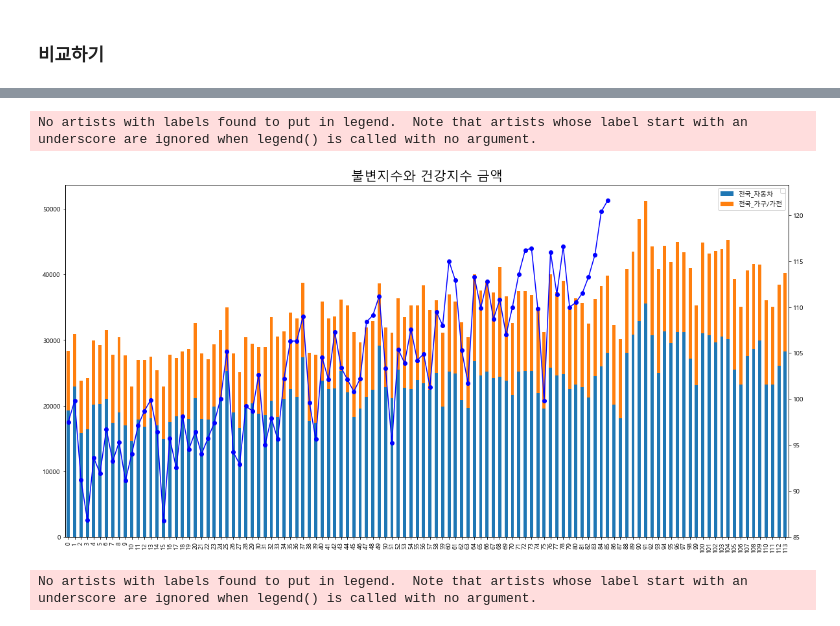
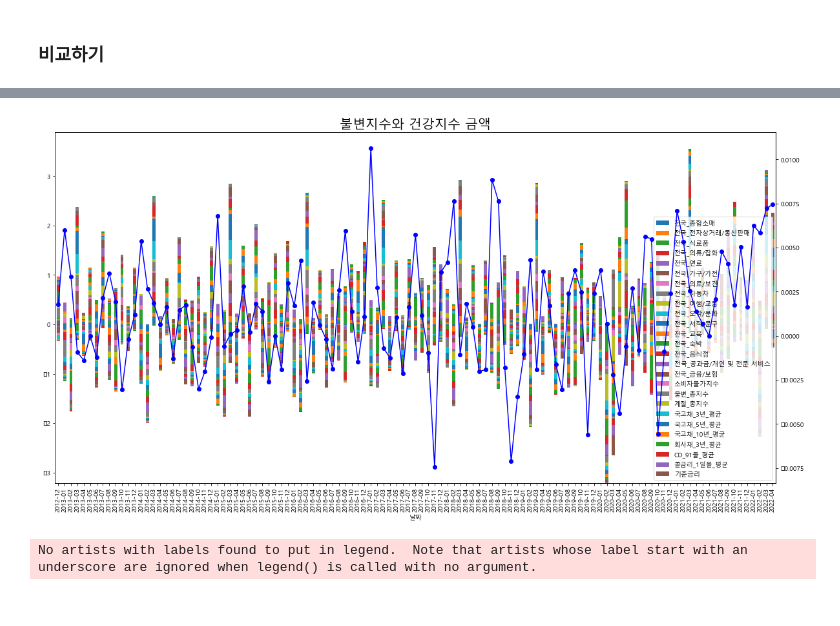
Before and after one commit to KJH3024/test, a Jupyter notebook: 프로젝트1/전국_카드.ipynb, the cells around one changed output, grey strips where cells are left out. Drawn from its saved outputs; the diff is of its cells as text; code cells hidden in the pictures.

```diff
--- a/프로젝트1/전국_카드.ipynb
+++ b/프로젝트1/전국_카드.ipynb
@@ -473,6 +360,0 @@ sns.heatmap(df_etc_s.corr(),annot=True)
-# %%
-import seaborn as sns
-import matplotlib.pyplot as plt
-
-plt.rcParams["font.family"] = "Malgun Gothic"
-sns.heatmap(df_etc_s1.corr(),annot=True)
@@ -492,12 +371,14 @@ def seasons(s):
         return "겨울"
 # %%
 # str 타입이 아니면 함수를 적용 못하기 때문에 데이터 타입 변경
-df_hospital_b["날짜"] = df_hospital_b["날짜"].astype(str)
+total_df1 = total_df1.reset_index(level=0)
+total_df1["날짜"] = total_df1["날짜"].astype(str)
 # %%
 # 계졀 나누는 함수 적용
-df_hospital_b["계절"] = df_hospital_b["날짜"].apply(seasons)
+total_df1["계절"] = total_df1["날짜"].apply(seasons)
 # %%
 # 계절 컬럼에 년도 추가
-df_hospital_b["계절"] = df_hospital_b["날짜"].str[:4] + " " + df_hospital_b["계절"]
-df_hospital_b.head()
+total_df1["계절"] = total_df1["날짜"].str[:4] + " " + total_df1["계절"]
+total_df1 = total_df1.set_index('날짜')
+total_df1.head()
 # %% [output]
@@ -515,29 +401,27 @@ df_hospital_s1.set_index('날짜', inplace=True)
 # %%
 import pandas as pd
 import matplotlib.pyplot as plt
 import numpy as np
 
 ####### 설정하기 ###
 title = "불변지수와 건강지수 금액"
-left_ax = df_dura
-right_ax = socell_df['불변_총지수']
+left_ax = total_df1
+right_ax = total_df1['소비자물가지수']
 
 
 
 fig, ax0 = plt.subplots(figsize = (20, 10))
 ax1 = ax0.twinx()
 plt.rc('font', family='Malgun Gothic')              # 한글 깨짐 오류 수정
 
 # 그래프 생성
 left_ax.plot(kind = 'bar', stacked = True, ax = ax0,)
-plt.legend(bbox_to_anchor=(1,1))
 right_ax.plot(kind ='line', secondary_y = True, ax = ax1,color='b',marker = 'o')
 
 plt.title(title, fontsize = 20)
 plt.show()
 # %% [output]
-No artists with labels found to put in legend.  Note that artists whose label start with an underscore are ignored when legend() is called with no argument.
-[figure, old version]
+[figure, new version]
 # %%
 import pandas as pd
 import matplotlib.pyplot as plt
```
Also changed, not shown: parts of 64 cells of this notebook.
